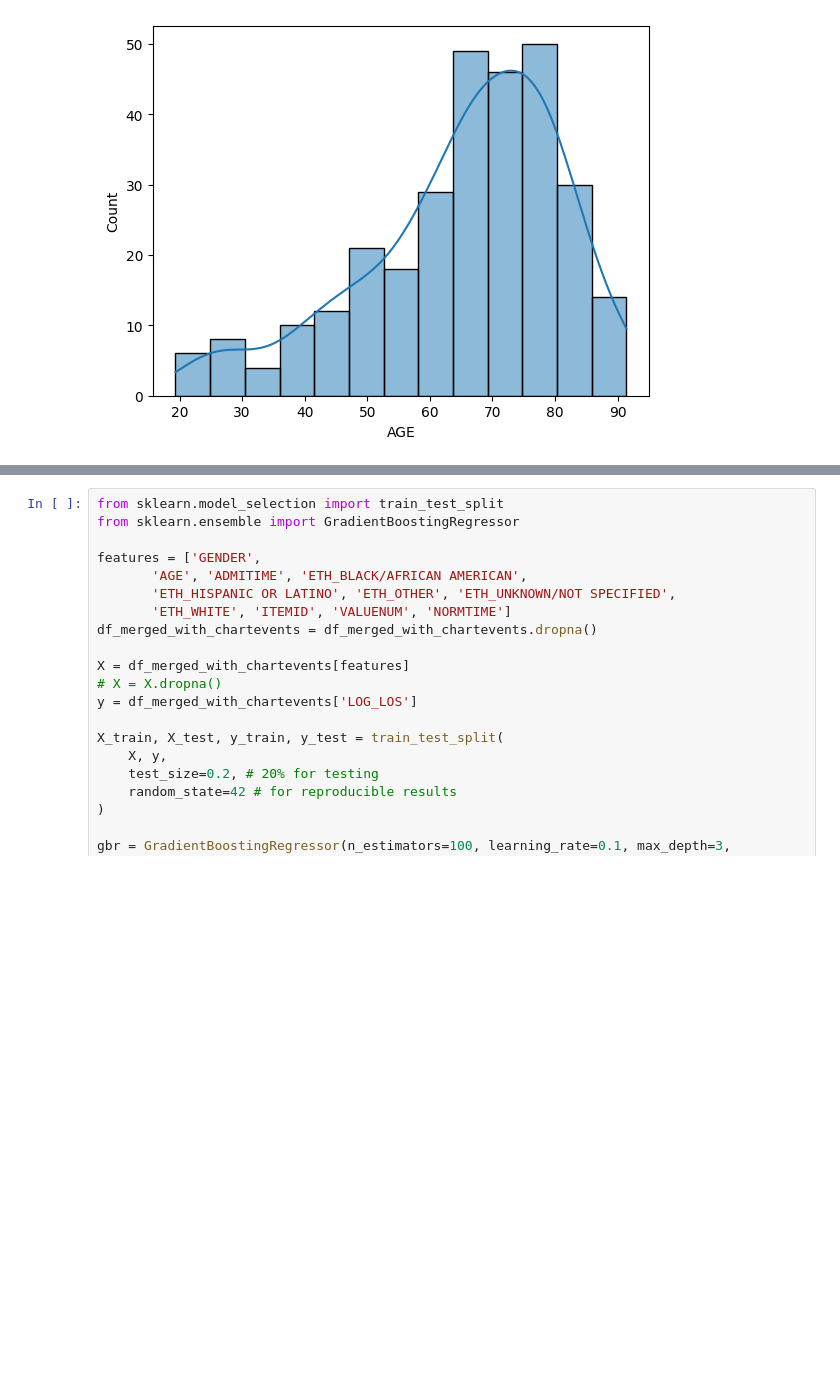
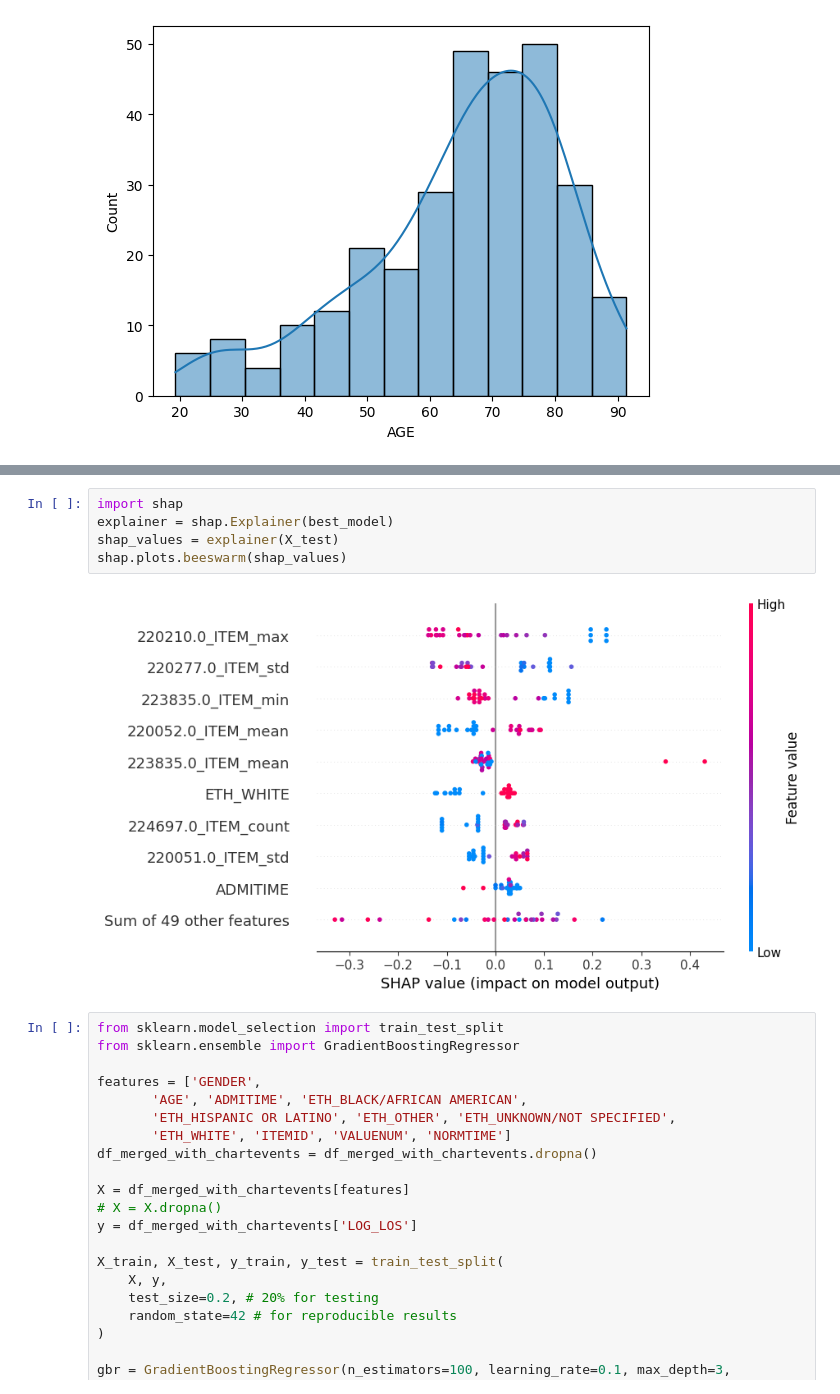
Before and after one commit to Francesinhas/mimic3-length-of-stay-prediction, a Jupyter notebook: FeatureEngineering.ipynb, the cells around one changed output, grey strips where cells are left out. Drawn from its saved outputs; the diff is of its cells as text; blank space fills up the shorter version.

```diff
--- a/FeatureEngineering.ipynb
+++ b/FeatureEngineering.ipynb
@@ -495,3 +707,10 @@ Index(['SUBJECT_ID', 'HADM_ID', 'ICD9_CODE', 'ICUSTAY_ID', 'LOS', 'GENDER',
+# %%
+import shap
+explainer = shap.Explainer(best_model)
+shap_values = explainer(X_test)
+shap.plots.beeswarm(shap_values)
+# %% [output]
+[figure, added]
 # %%
 from sklearn.model_selection import train_test_split
 from sklearn.ensemble import GradientBoostingRegressor
```
Also changed, not shown: parts of 7 cells of this notebook.
